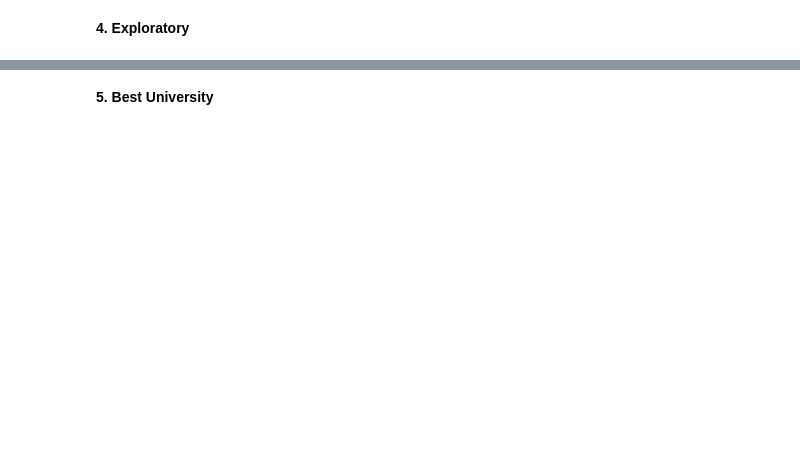
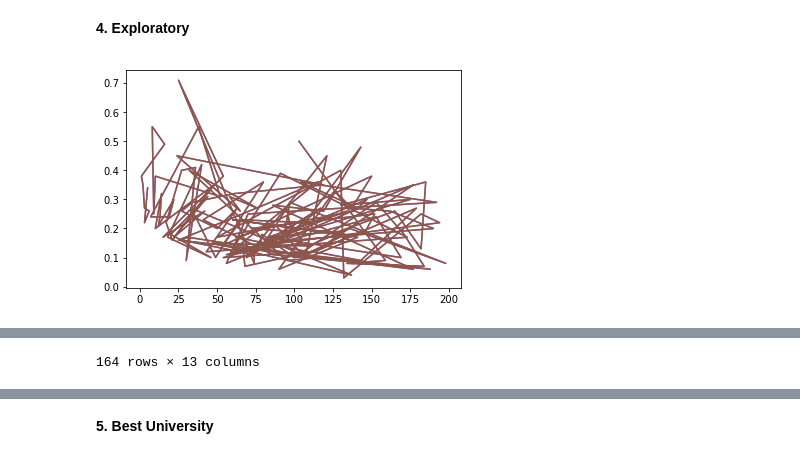
Before and after one commit to a3VonG/testrepoada, a Jupyter notebook: ADA - Assignment 2.ipynb, the cells around one changed output, grey strips where cells are left out. Drawn from its saved outputs; the diff is of its cells as text; code cells hidden in the pictures; blank space fills up the shorter version.

```diff
--- a/ADA - Assignment 2.ipynb
+++ b/ADA - Assignment 2.ipynb
@@ -487,4 +474,4 @@ final
 # %%
 #Renaming the Columns
-final.columns = ['Institution Name','QS Rank','Country','Region','QS Total Staff','QS Total Students','International Staff','International Students','THE Rank','Location','THE Total Students','Student To Staff Ratio','THE Quota of Int. Students']
-final
+final.columns = ['Institution Name','QS Rank','Country','Region','QS Total Staff','QS Total Students','International Staff','International Students','Location','THE Rank','THE Total Students','Student To Staff Ratio','THE Quota of Int. Students']
+final.to_csv("whatever")
@@ -510,2 +478,37 @@ final
 # %% [markdown]
 **4. Exploratory**
+# %%
+#Ranking data deeper on what makes a good university?
+#Correlation with rank and international students
+#Correlate other shit
+
+finalcopy=final.copy()
+
+finalcopy['THE Rank']=finalcopy['THE Rank'].str.replace("=","")
+finalcopy['QS Rank']=finalcopy['QS Rank'].str.replace("=","")
+finalcopy[finalcopy['THE Rank']=="unknown"]=np.nan
+finalcopy[finalcopy['QS Rank']=="unknown"]=np.nan
+finalcopy=finalcopy.dropna(axis=0)
+
+plt.plot(finalcopy['THE Rank'],finalcopy['THE Quota of Int. Students'])
+plt.show()
+
+
+
+"""
+rankingTHE=rankingTHE.dropna()
+print(rankingTHE)
+rankingQS=final['QS Rank'].str.replace("=","")
+rankingQS[rankingQS=="unknown"]=np.nan
+rankingQS=rankingQS.dropna()
+
+print(rankingQS)
+#Correlate rank with international students
+
+plt.plot(rankingQS,ratios)
+plt.show()
+
+"""
+finalcopy
+# %% [output]
+[figure, added]
@@ -511,0 +532 @@ final
+164 rows × 13 columns
```
Also changed, not shown: parts of 6 cells of this notebook.
